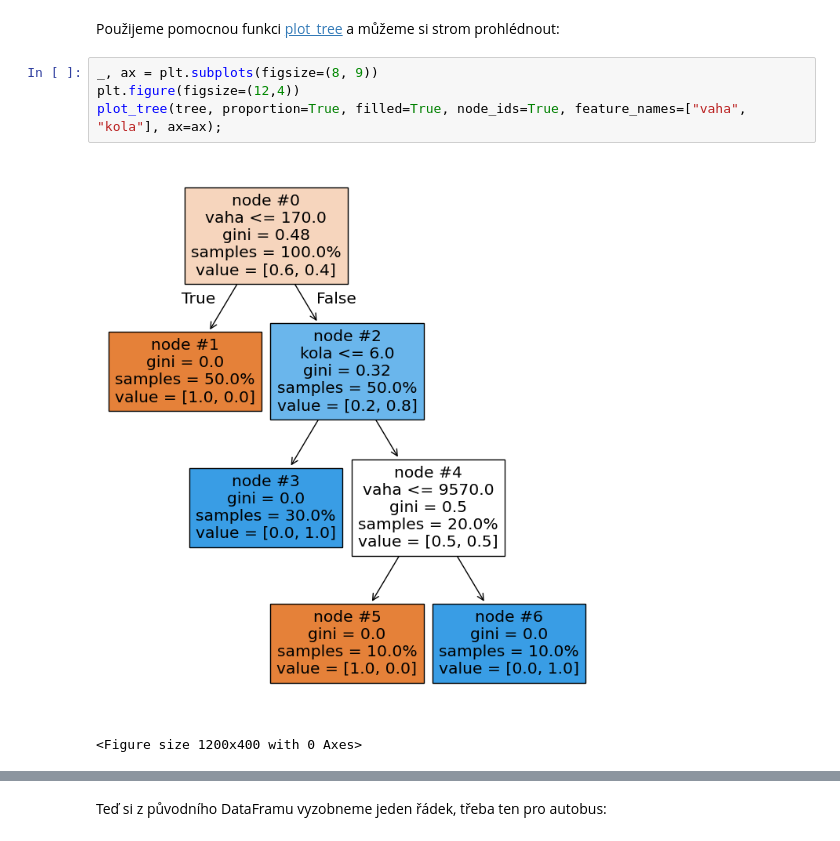
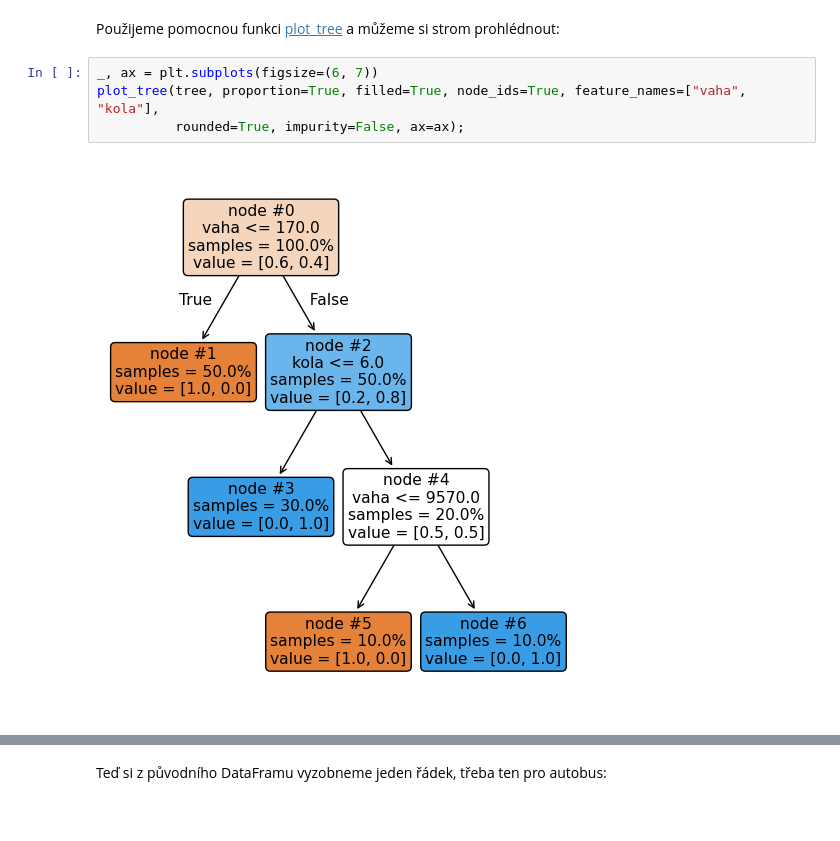
Before and after one commit to PyDataCZ/pyladies-kurz, a Jupyter notebook: lessons/pydata/classification_bonus/index.ipynb, the cells around one changed output, grey strips where cells are left out. Cells and saved outputs as stored; diff of their text form.

```diff
--- a/lessons/pydata/classification_bonus/index.ipynb
+++ b/lessons/pydata/classification_bonus/index.ipynb
@@ -83,9 +86,8 @@ DecisionTreeClassifier()
 # %% [markdown]
 Použijeme pomocnou funkci [plot_tree](https://scikit-learn.org/stable/modules/generated/sklearn.tree.plot_tree.html) a můžeme si strom prohlédnout:
 # %%
-_, ax = plt.subplots(figsize=(8, 9))
-plt.figure(figsize=(12,4))
-plot_tree(tree, proportion=True, filled=True, node_ids=True, feature_names=["vaha", "kola"], ax=ax);
+_, ax = plt.subplots(figsize=(6, 7))
+plot_tree(tree, proportion=True, filled=True, node_ids=True, feature_names=["vaha", "kola"],
+          rounded=True, impurity=False, ax=ax);
 # %% [output]
-[figure, old version]
+[figure, new version]
-<Figure size 1200x400 with 0 Axes>
```
Also changed, not shown: parts of 36 cells of this notebook.
